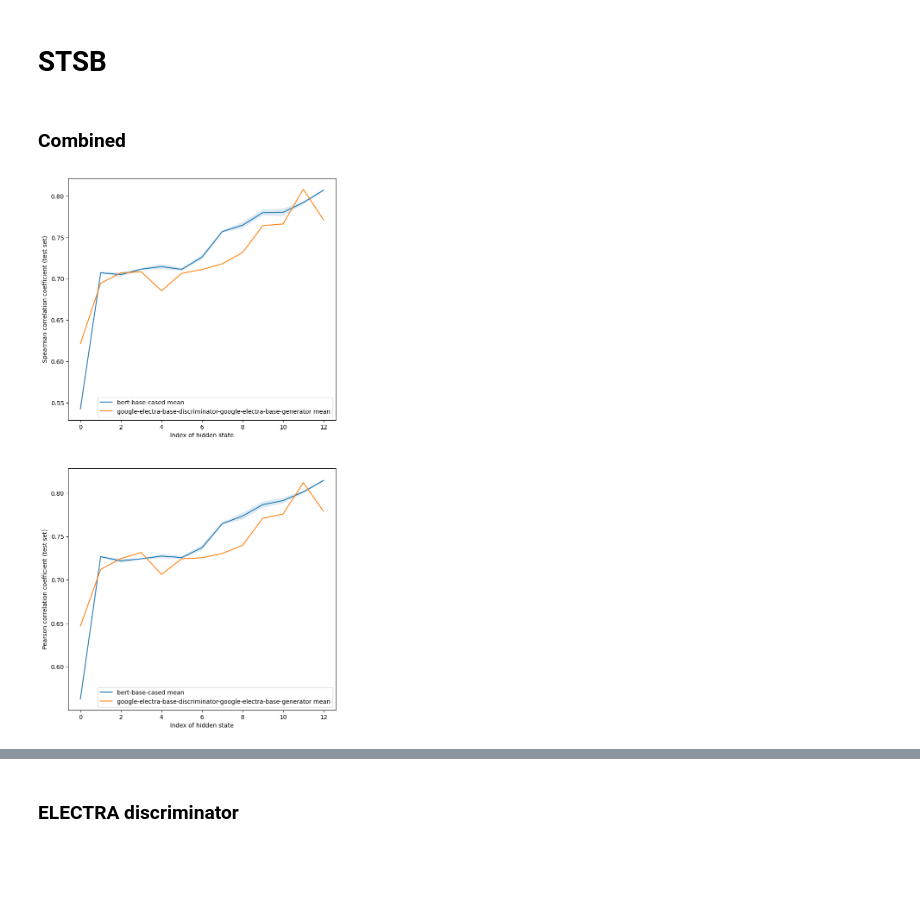
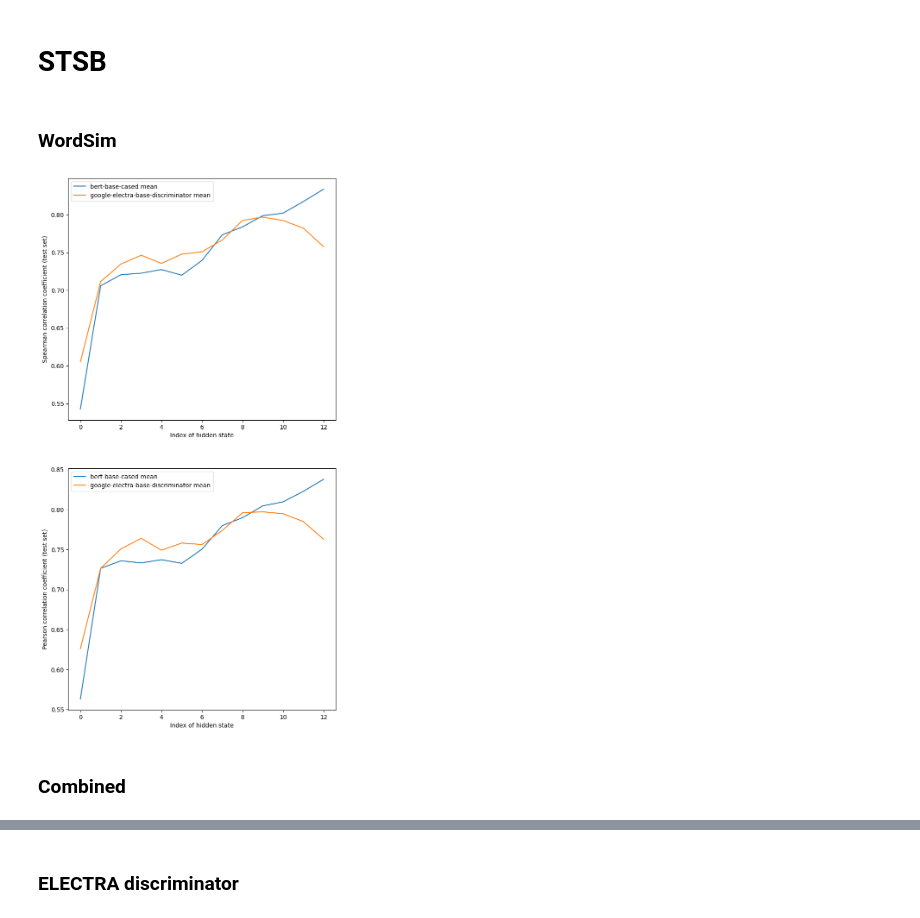
Before and after one commit to ir2718/similarity-embedding-quality, a Jupyter notebook: notebooks/comparison2.ipynb, the cells around one changed output, grey strips where cells are left out. Saved outputs shown, nothing was run; the diff lists cells and outputs as text; code cells hidden in the pictures; blank space fills up the shorter version.

```diff
--- a/notebooks/comparison2.ipynb
+++ b/notebooks/comparison2.ipynb
@@ -51,14 +51,16 @@ def plot_func(models, dataset="", unsupervised=""):
             axs[1].legend()
 # %% [markdown]
 # STSB
-# %% [markdown]
-### Combined
-# %%
-models = [
-    ("bert-base-cased", ["mean"], 13),
-    ("google-electra-base-discriminator-google-electra-base-generator", ["mean"], 13),
-]
-
-plot_func(models)
-# %% [output]
-[figure, removed]
+# %% [markdown]
+### WordSim
+# %%
+models = [
+    ("bert-base-cased", ["mean"], 13),
+    ("google-electra-base-discriminator", ["mean"], 13),
+]
+
+plot_func(models, loaded="_loaded")
+# %% [output]
+[figure, added]
+# %% [markdown]
+### Combined
```
Also changed, not shown: parts of 3 cells of this notebook, 4 other files.
